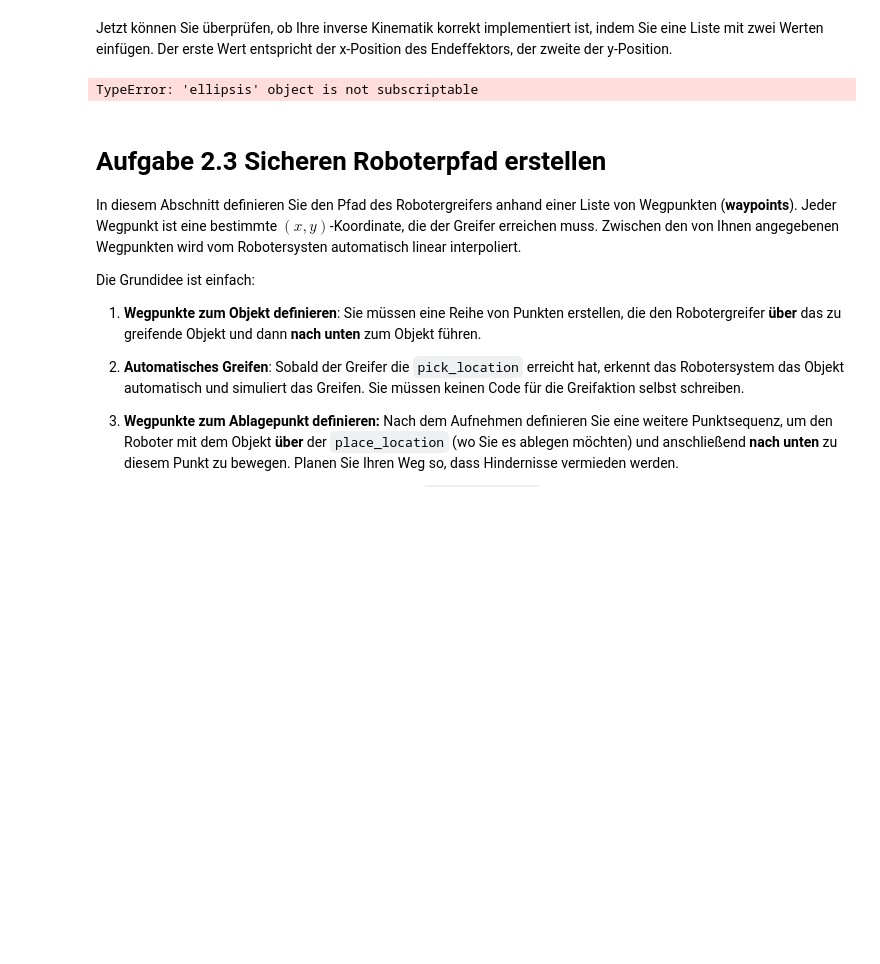
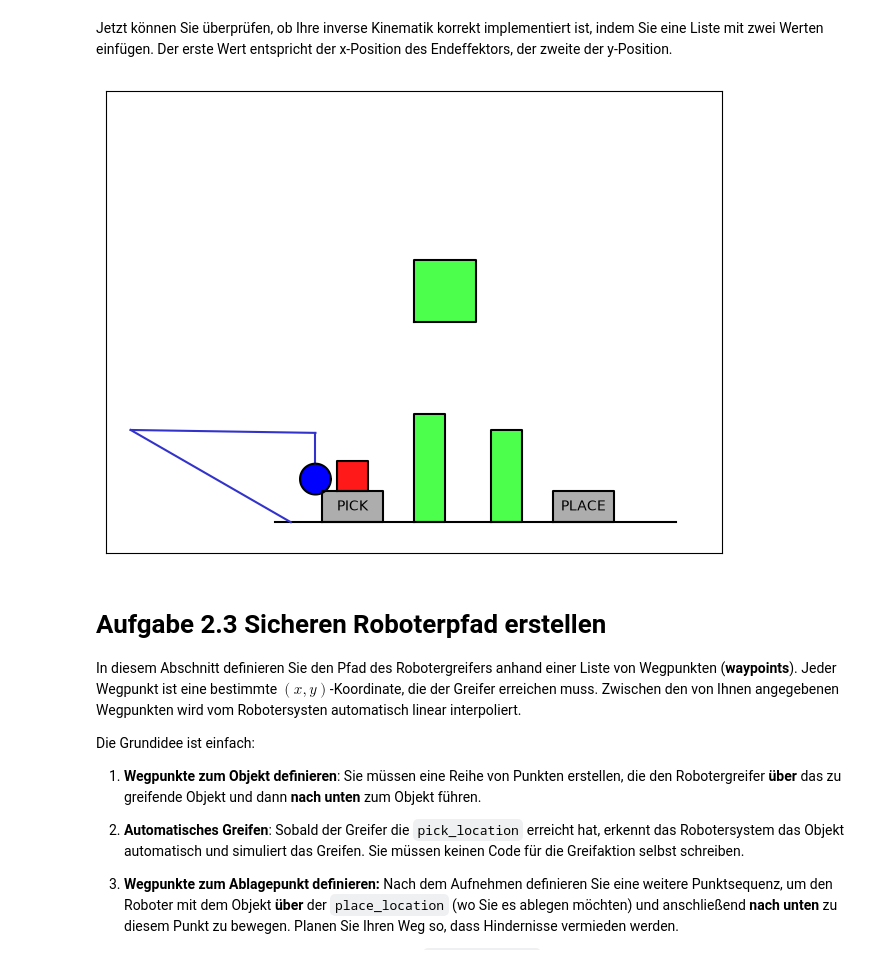
Before and after one commit to lilikts/Coding-Challenge-IDS, a Jupyter notebook: tp03_kinematik/abgabe_tp3_inverse_kinematik.ipynb, the cells around one changed output. Drawn from its saved outputs; the diff is of its cells as text; code cells hidden in the pictures; blank space fills up the shorter version.

```diff
--- a/tp03_kinematik/abgabe_tp3_inverse_kinematik.ipynb
+++ b/tp03_kinematik/abgabe_tp3_inverse_kinematik.ipynb
@@ -97,9 +124,27 @@ def check_collision_circle_rect(circle_center, circle_radius, rect_x_center, rec
     """
     Checks for collision between a circle and a rectangle.
     """
-    # TODO: add your code here
+    # Mittelpunkt des Kreises
+    cx, cy = circle_center[0], circle_center[1]
 
-    return True
+    # Rechteckgrenzen
+    rect_x_min = rect_x_center - (rect_width / 2)
+    rect_x_max = rect_x_center + (rect_width / 2)
+    rect_y_min = rect_y_min_val
+    rect_y_max = rect_y_min_val + rect_height
+
+    # Nächstgelegener Punkt auf dem Rechteck zum Kreismittelpunkt
+    closest_x = np.clip(cx, rect_x_min, rect_x_max)
+    closest_y = np.clip(cy, rect_y_min, rect_y_max)
+
+    # Abstand zwischen dem Kreismittelpunkt und dem nächstgelegenen Punkt auf dem Rechteck
+    distance_x = cx - closest_x
+    distance_y = cy - closest_y
+
+    # Abstand berechnen mithilfe des Satzes des Pythagoras
+    distance_squared = (distance_x ** 2) + (distance_y ** 2)
+
+    return distance_squared < (circle_radius ** 2)
 
 def intersect_segments(p1, p2, p3, p4):
     """
@@ -466,13 +513,13 @@ def robot_inverse_kinematics(target_GB):
 # %% [markdown]
 Jetzt können Sie überprüfen, ob Ihre inverse Kinematik korrekt implementiert ist, indem Sie eine Liste mit zwei Werten einfügen. Der erste Wert entspricht der x-Position des Endeffektors, der zweite der y-Position.
 # %%
-point = ...
+point = [0.8, 0.9]  # Example target point for testing inverse kinematics
 
 alpha, beta = robot_inverse_kinematics(point)
 fig, ax = plt.subplots(figsize=(8, 6))
 _, _ = robot_draw(ax, alpha, beta, INITIAL_MANIPULABLE_OBJECT_POS)
 # %% [output]
-TypeError: 'ellipsis' object is not subscriptable
+[figure, added]
 # %% [markdown]
 # Aufgabe 2.3 Sicheren Roboterpfad erstellen
 
```
Also changed, not shown: parts of 5 cells of this notebook, 1 other file.
